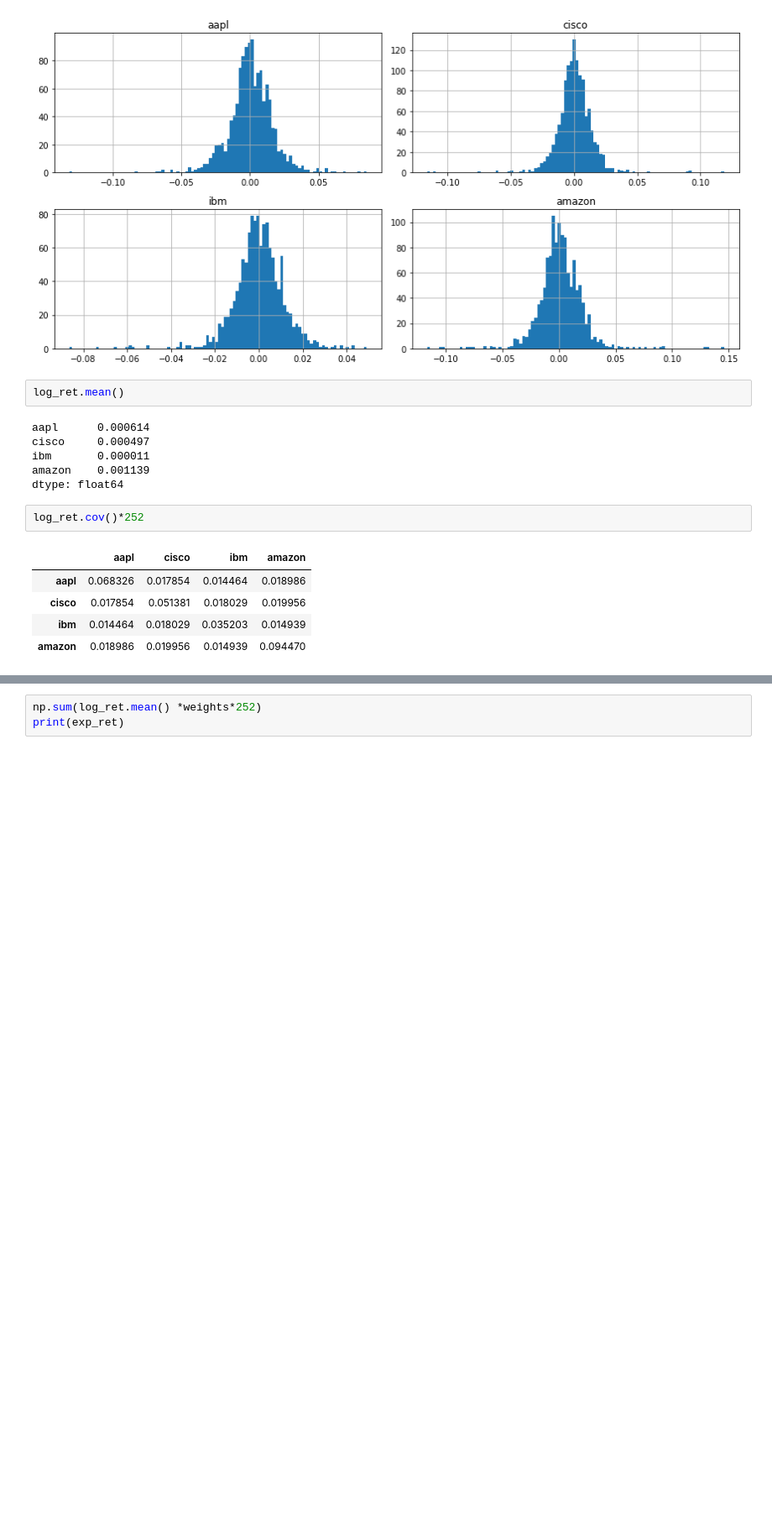
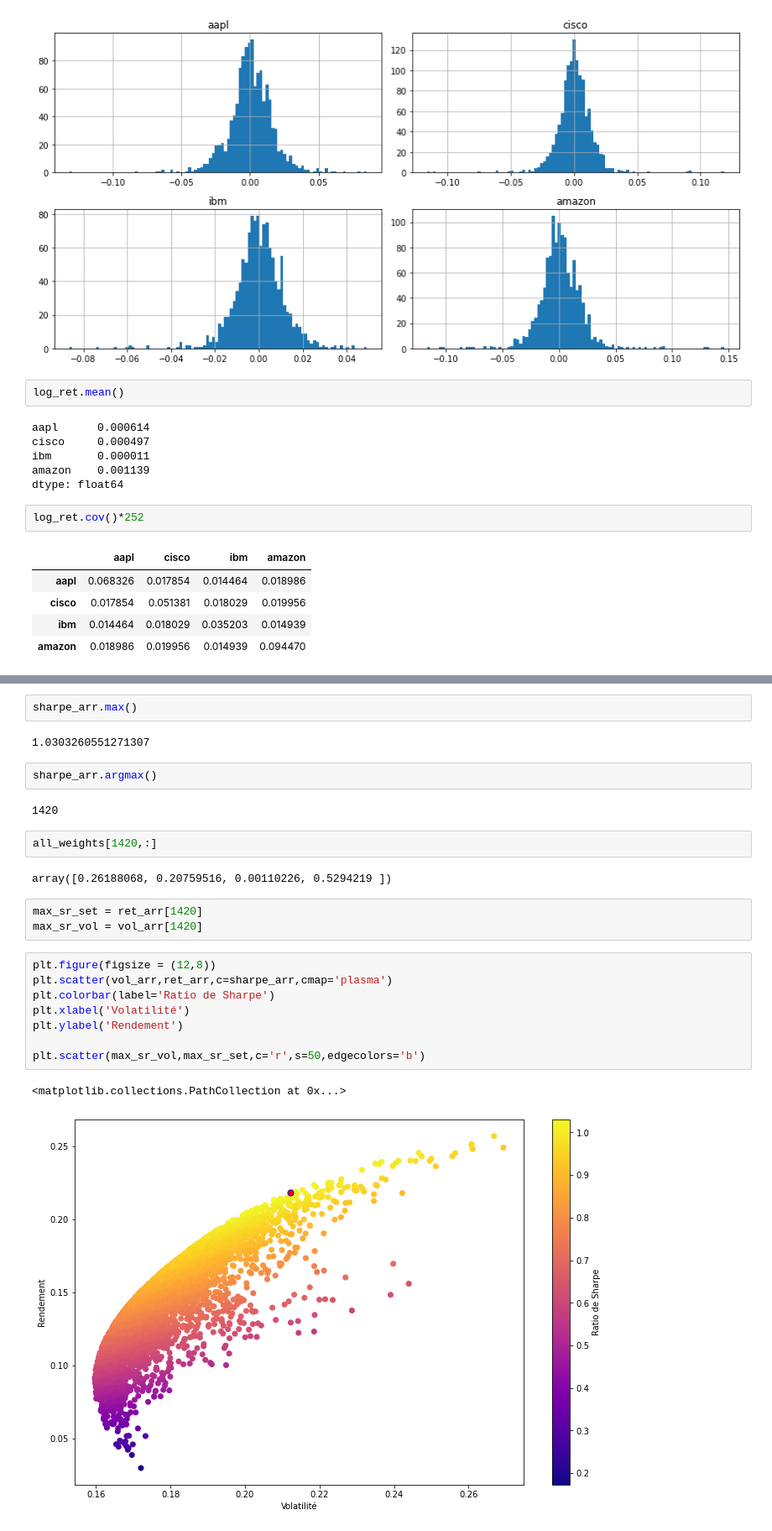
Before and after one commit to falaerm/Finance, a Jupyter notebook: Optimisation du portefeuille.ipynb, the cells around one changed output, grey strips where cells are left out. Shown: that part at 84% size. Saved outputs shown, nothing was run; the diff lists cells and outputs as text; blank space fills up the shorter version.

```diff
--- a/Optimisation du portefeuille.ipynb
+++ b/Optimisation du portefeuille.ipynb
@@ -101,3 +90,26 @@ Ratio de Sharpe
-# %%
-np.sum(log_ret.mean() *weights*252)
-print(exp_ret)
+# %%
+sharpe_arr.max()
+# %% [output]
+1.0303260551271307
+# %%
+sharpe_arr.argmax()
+# %% [output]
+1420
+# %%
+all_weights[1420,:]
+# %% [output]
+array([0.26188068, 0.20759516, 0.00110226, 0.5294219 ])
+# %%
+max_sr_set = ret_arr[1420]
+max_sr_vol = vol_arr[1420]
+# %%
+plt.figure(figsize = (12,8))
+plt.scatter(vol_arr,ret_arr,c=sharpe_arr,cmap='plasma')
+plt.colorbar(label='Ratio de Sharpe')
+plt.xlabel('Volatilité')
+plt.ylabel('Rendement')
+
+plt.scatter(max_sr_vol,max_sr_set,c='r',s=50,edgecolors='b')
+# %% [output]
+<matplotlib.collections.PathCollection at 0x...>
+[figure, added]
```
Also changed, not shown: parts of 17 cells of this notebook.
